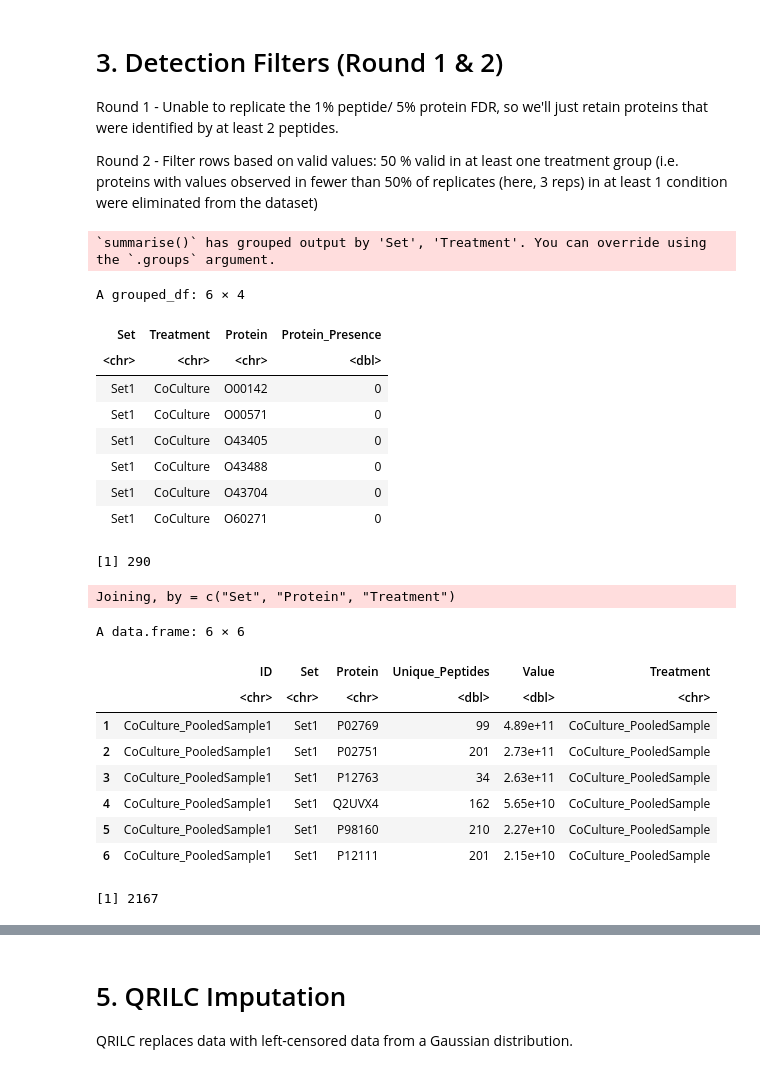
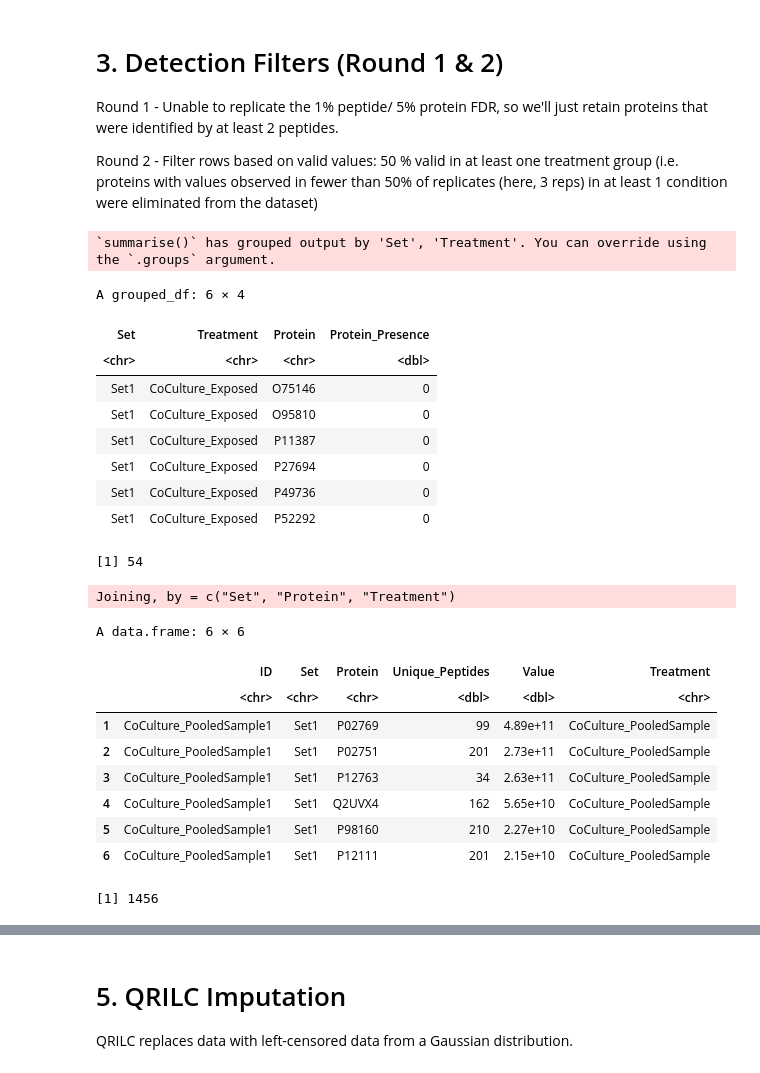
Before and after one commit to alexispayton/Wildfires-and-Extracellular-Vesicles-EVs-Woodsmoke-Alters-EV-Proteomic-Signatures-involved-in-Ext, a Jupyter notebook: 3. Proteomics Data Processing/Data Processing.ipynb, the cells around one changed output, grey strips where cells are left out. Drawn from its saved outputs; the diff is of its cells as text; code cells hidden in the pictures.

```diff
--- a/3. Proteomics Data Processing/Data Processing.ipynb
+++ b/3. Proteomics Data Processing/Data Processing.ipynb
@@ -168,48 +171,51 @@ Round 1 - Unable to replicate the 1% peptide/ 5% protein FDR, so we'll just reta
 
 Round 2 - Filter rows based on valid values: 50 % valid in at least one treatment group (i.e. proteins with values observed in fewer than 50% of replicates (here, 3 reps) in at least 1 condition were eliminated from the dataset)
 # %%
-removed_proteins_df = proteome_df %>%
-    filter(Unique_Peptides < 2) %>%
+# only keeping proteins > 2 unique proteins
+detection_filter_1_df = proteome_df %>%
+    filter(Unique_Peptides > 2)
+
+removed_proteins_df = detection_filter_1_df %>%
     #creating 2 count cols: 1st for non-missing data, 2nd for all data
     mutate(data_count = ifelse(is.na(Value), 0, 1), all_count = 1) %>%
     group_by(Set, Treatment, Protein) %>%
     summarize(Protein_Presence = sum(data_count)/ sum(all_count) * 100) %>%
     filter(Protein_Presence < 50) %>%
-    arrange(Protein_Presence) %>%
+    arrange(Protein_Presence) #%>%
     #just want a column that specifies the treatment and exposure separately to more easily remove proteins later
-    separate(Treatment, c("Treatment", "Exposure"), sep = "_") %>%
-    select(-Exposure)
+    #separate(Treatment, c("Treatment", "Exposure"), sep = "_") %>%
+    #select(-Exposure)
 
 head(removed_proteins_df)
 
 #removed_proteins = unique(removed_proteins_df$Protein)
 
 #number of proteins removed
 length(unique(removed_proteins_df$Protein))
 # %% [output]
 `summarise()` has grouped output by 'Set', 'Treatment'. You can override using
 the `.groups` argument.
 A grouped_df: 6 × 4
 | Set | Treatment | Protein | Protein_Presence |
 | <chr> | <chr> | <chr> | <dbl> |
-| Set1 | CoCulture | O00142 | 0 |
-| Set1 | CoCulture | O00571 | 0 |
-| Set1 | CoCulture | O43405 | 0 |
-| Set1 | CoCulture | O43488 | 0 |
-| Set1 | CoCulture | O43704 | 0 |
-| Set1 | CoCulture | O60271 | 0 |
+| Set1 | CoCulture_Exposed | O75146 | 0 |
+| Set1 | CoCulture_Exposed | O95810 | 0 |
+| Set1 | CoCulture_Exposed | P11387 | 0 |
+| Set1 | CoCulture_Exposed | P27694 | 0 |
+| Set1 | CoCulture_Exposed | P49736 | 0 |
+| Set1 | CoCulture_Exposed | P52292 | 0 |
-[1] 290
+[1] 54
 # %%
-# removing those 290 proteins from the entire dataset (but within each set)
+# removing those 54 proteins from the entire dataset (but within each set)
 
-#finding proteins that exist only in the proteome_df but not the removed proteins_df
+# finding proteins that exist only in the proteome_df but not the removed proteins_df
 `%notin%` <- Negate(`%in%`)
-detection_filter_df = #proteome_df %>% filter(Protein %notin% removed_proteins)
-    anti_join(proteome_df, removed_proteins_df)
-head(detection_filter_df)
+detection_filter_2_df = #proteome_df %>% filter(Protein %notin% removed_proteins)
+    anti_join(detection_filter_1_df, removed_proteins_df)
+head(detection_filter_2_df)
 
-#number of proteins kept
-length(unique(detection_filter_df$Protein))
+# number of proteins kept
+length(unique(detection_filter_2_df$Protein))
 # %% [output]
 Joining, by = c("Set", "Protein", "Treatment")
 A data.frame: 6 × 6
@@ -221,4 +227,4 @@ A data.frame: 6 × 6
 | 4 | CoCulture_PooledSample1 | Set1 | Q2UVX4 | 162 | 5.65e+10 | CoCulture_PooledSample |
 | 5 | CoCulture_PooledSample1 | Set1 | P98160 | 210 | 2.27e+10 | CoCulture_PooledSample |
 | 6 | CoCulture_PooledSample1 | Set1 | P12111 | 201 | 2.15e+10 | CoCulture_PooledSample |
-[1] 2167
+[1] 1456
```
Also changed, not shown: parts of 15 cells of this notebook.
